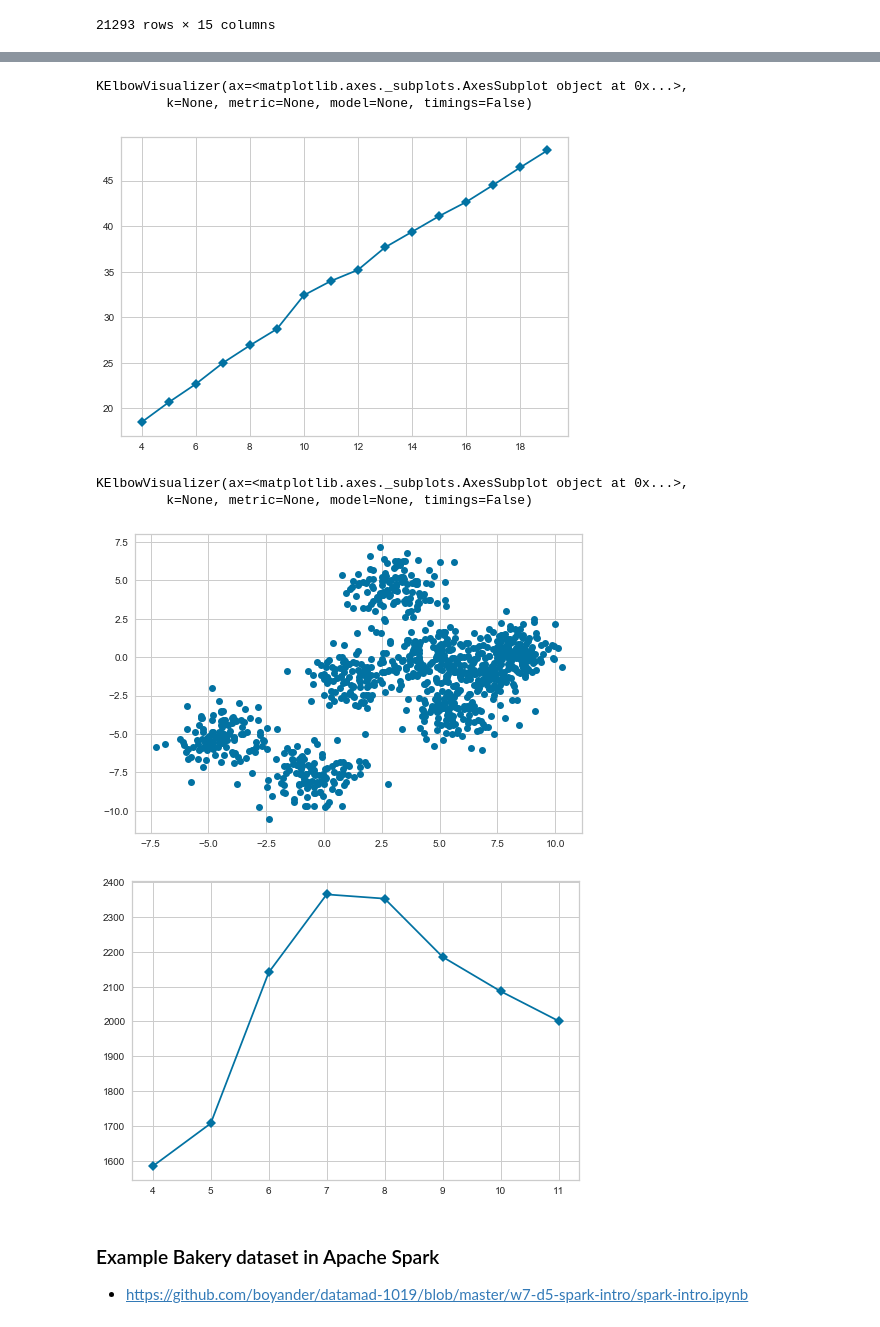
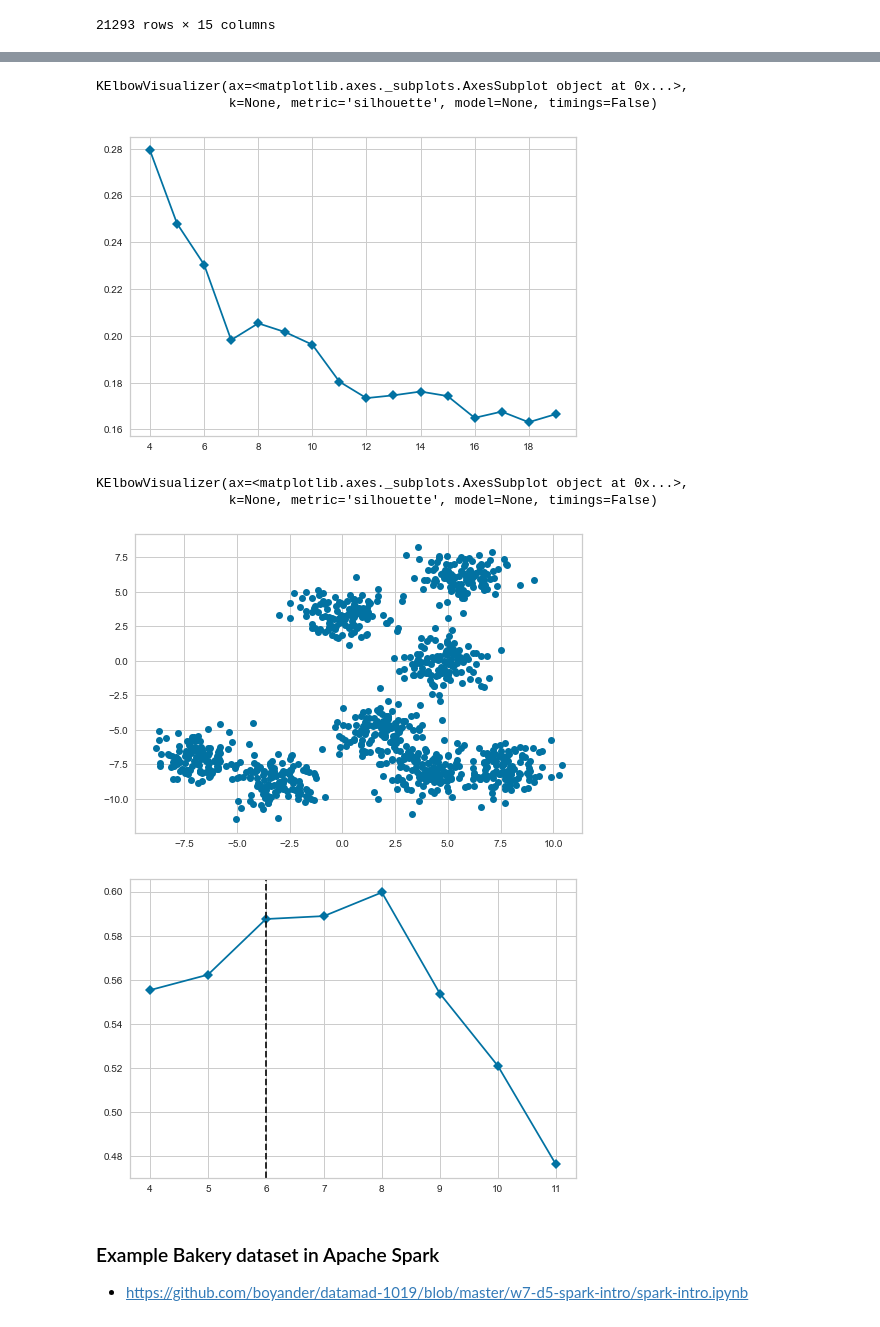
Before and after one commit to boyander/machine-learning, a Jupyter notebook: 3-unsupervised-learning⚡️.ipynb, the cells around one changed output, grey strips where cells are left out. Cells and saved outputs as stored; diff of their text form; code cells hidden in the pictures.

```diff
--- a/3-unsupervised-learning⚡️.ipynb
+++ b/3-unsupervised-learning⚡️.ipynb
@@ -323,37 +343,37 @@ from yellowbrick.cluster import KElbowVisualizer
 
 # Instantiate the clustering model and visualizer
 model = KMeans()
-visualizer = KElbowVisualizer(model, k=(4,20), metric="distortion", timings=False)
+visualizer = KElbowVisualizer(model, k=(4,20), metric="silhouette", timings=False)
 
 visualizer.fit(X)        # Fit the data to the visualizer
 # %% [output]
 KElbowVisualizer(ax=<matplotlib.axes._subplots.AxesSubplot object at 0x...>,
-         k=None, metric=None, model=None, timings=False)
+                 k=None, metric='silhouette', model=None, timings=False)
-[figure, old version]
+[figure, new version]
 # %%
 from sklearn.cluster import KMeans
 from sklearn.datasets import make_blobs
 
 from yellowbrick.cluster import KElbowVisualizer
 
 # Generate synthetic dataset with 8 random clusters
 X, y = make_blobs(n_samples=1000, n_features=2, centers=8)
 
 plt.plot(X[:,0],X[:,1],'o')
 
 plt.figure()
 # Instantiate the clustering model and visualizer
 model = KMeans()
 visualizer = KElbowVisualizer(
-    model, k=(4,12), metric="calinski_harabaz", timings=False
+    model, k=(4,12), metric="silhouette", timings=False
 )
 
 visualizer.fit(X)        # Fit the data to the visualizer
 # %% [output]
 KElbowVisualizer(ax=<matplotlib.axes._subplots.AxesSubplot object at 0x...>,
-         k=None, metric=None, model=None, timings=False)
+                 k=None, metric='silhouette', model=None, timings=False)
-[figure, old version]
+[figure, new version]
-[figure, old version]
+[figure, new version]
 # %% [markdown]
 ### Example Bakery dataset  in Apache Spark
 
```
Also changed, not shown: parts of 12 cells of this notebook, 2 other files.
